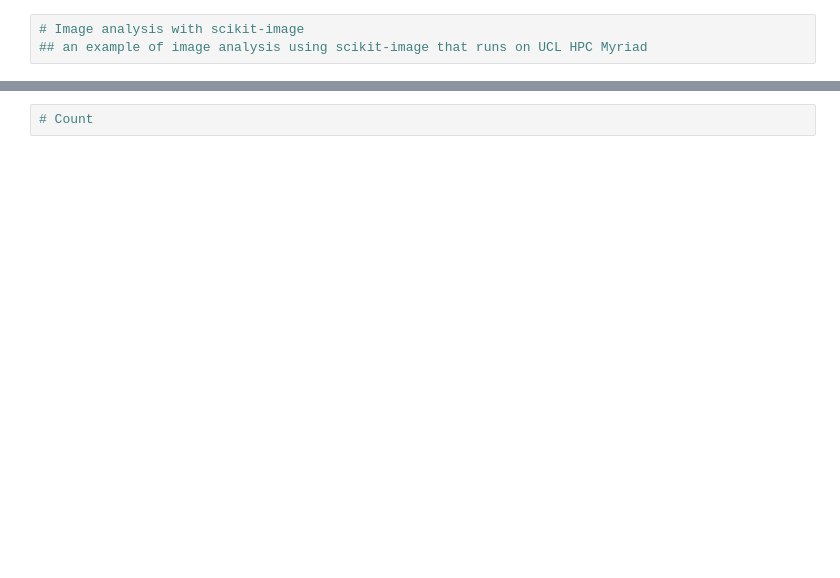
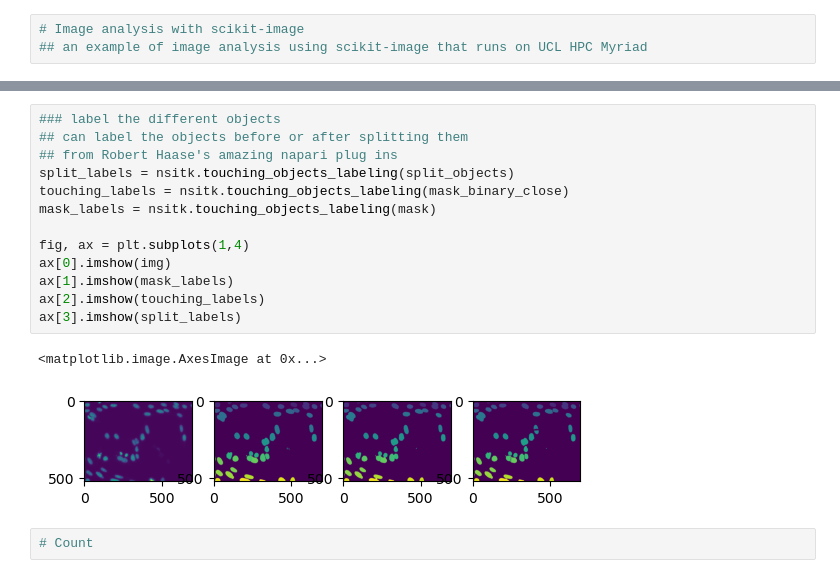
Before and after one commit to UCL-Biosciences/UCL-Biosciences-Image-Analysis, a Jupyter notebook: analysis_scikit_image/notebooks/scikit_image_analysis.ipynb, the cells around one changed output, grey strips where cells are left out. Cells and saved outputs as stored; diff of their text form; blank space fills up the shorter version.

```diff
--- a/analysis_scikit_image/notebooks/scikit_image_analysis.ipynb
+++ b/analysis_scikit_image/notebooks/scikit_image_analysis.ipynb
@@ -64,2 +108,18 @@ plt.imshow(mask)
+# %%
+### label the different objects
+## can label the objects before or after splitting them
+## from Robert Haase's amazing napari plug ins
+split_labels = nsitk.touching_objects_labeling(split_objects)
+touching_labels = nsitk.touching_objects_labeling(mask_binary_close)
+mask_labels = nsitk.touching_objects_labeling(mask)
+
+fig, ax = plt.subplots(1,4)
+ax[0].imshow(img)
+ax[1].imshow(mask_labels)
+ax[2].imshow(touching_labels)
+ax[3].imshow(split_labels)
+# %% [output]
+<matplotlib.image.AxesImage at 0x...>
+[figure, added]
 # %%
 # Count
```
Also changed, not shown: parts of 8 cells of this notebook.
